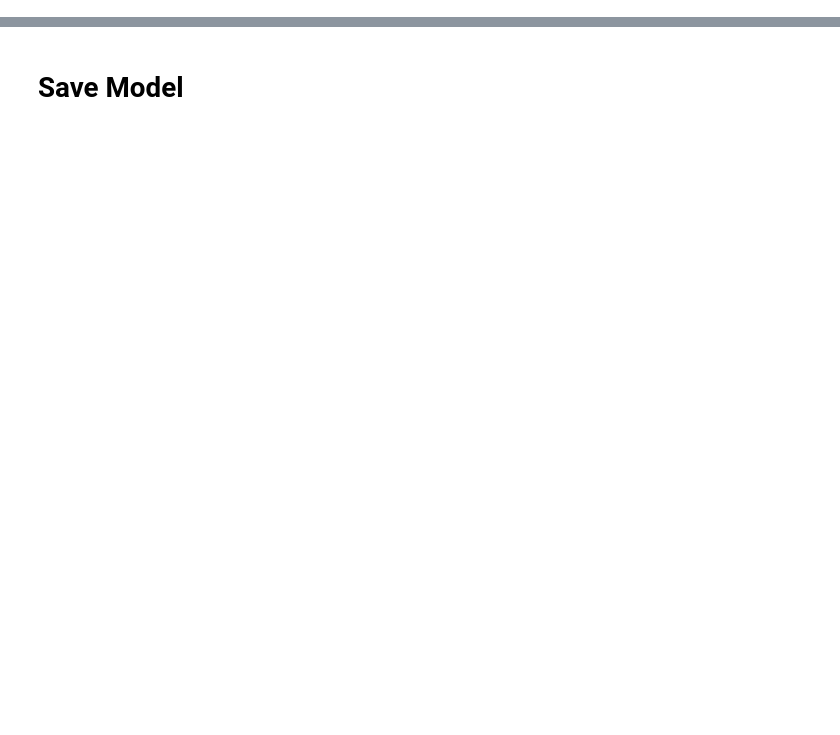
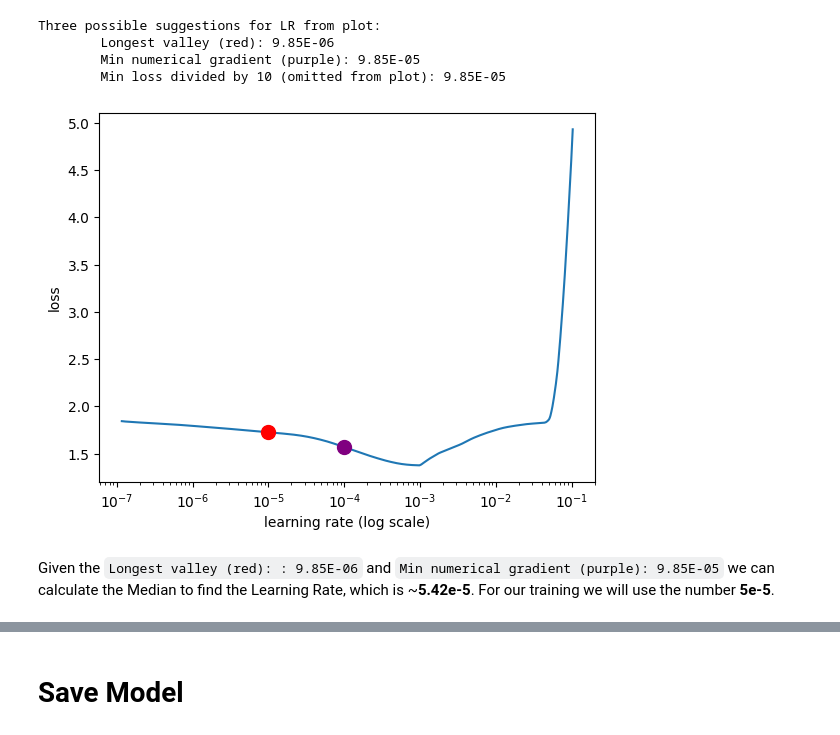
Before and after one commit to akissimas/Chatbot, a Jupyter notebook: text classification/text_classificatiom.ipynb, the cells around one changed output, grey strips where cells are left out. Saved outputs shown, nothing was run; the diff lists cells and outputs as text; code cells hidden in the pictures; blank space fills up the shorter version.

```diff
--- a/text classification/text_classificatiom.ipynb
+++ b/text classification/text_classificatiom.ipynb
@@ -60,3 +93,14 @@ Visually inspect loss plot and select learning rate associated with falling loss
+# %%
+# Plos the loss vs. learning rate to help identify The maximal learning rate associated with a falling loss.
+learner.lr_plot(suggest=True)
+# %% [output]
+Three possible suggestions for LR from plot:
+        Longest valley (red): 9.85E-06
+        Min numerical gradient (purple): 9.85E-05
+        Min loss divided by 10 (omitted from plot): 9.85E-05
+[figure, added]
+# %% [markdown]
+Given the `Longest valley (red): : 9.85E-06` and `Min numerical gradient (purple): 9.85E-05` we can calculate the Median to find the Learning Rate, which is ~**5.42e-5**. For our training we will use the number **5e-5**.
 # %%
 # Train Model
 learner.fit_onecycle(5e-5, 6)
```
Also changed, not shown: parts of 14 cells of this notebook, 4 other files.
